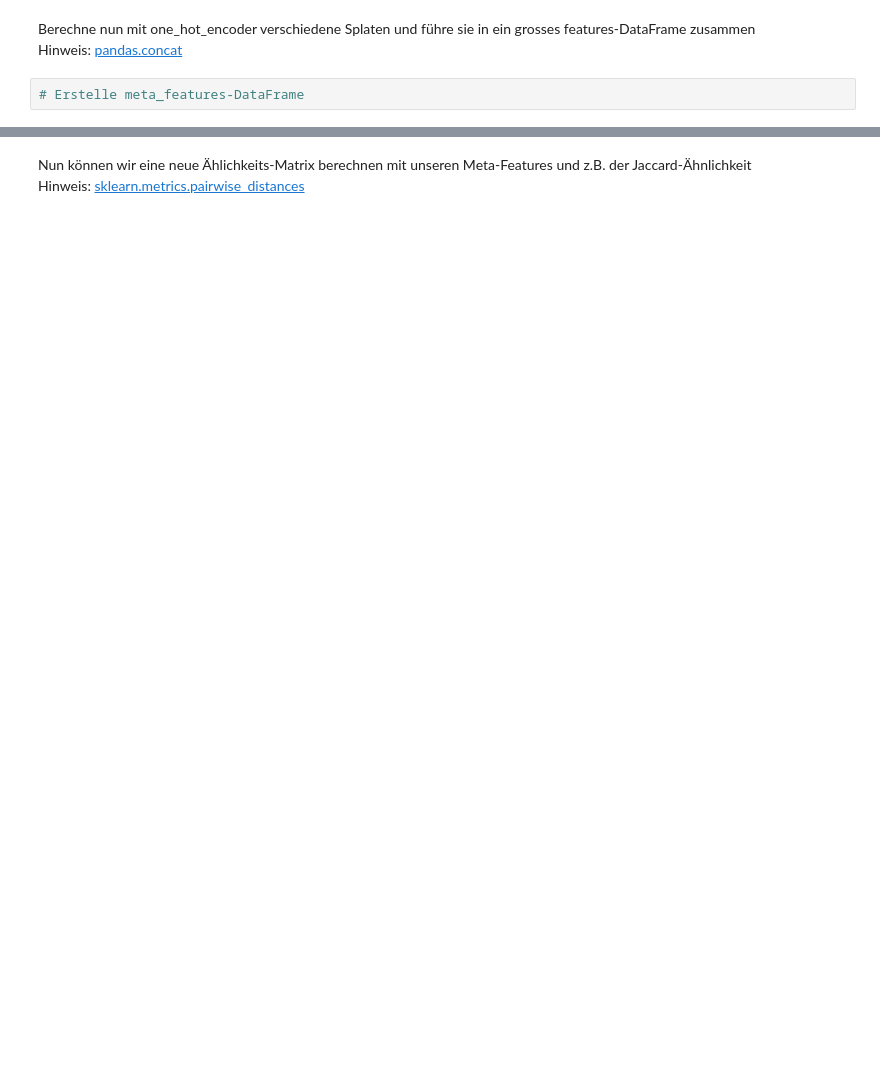
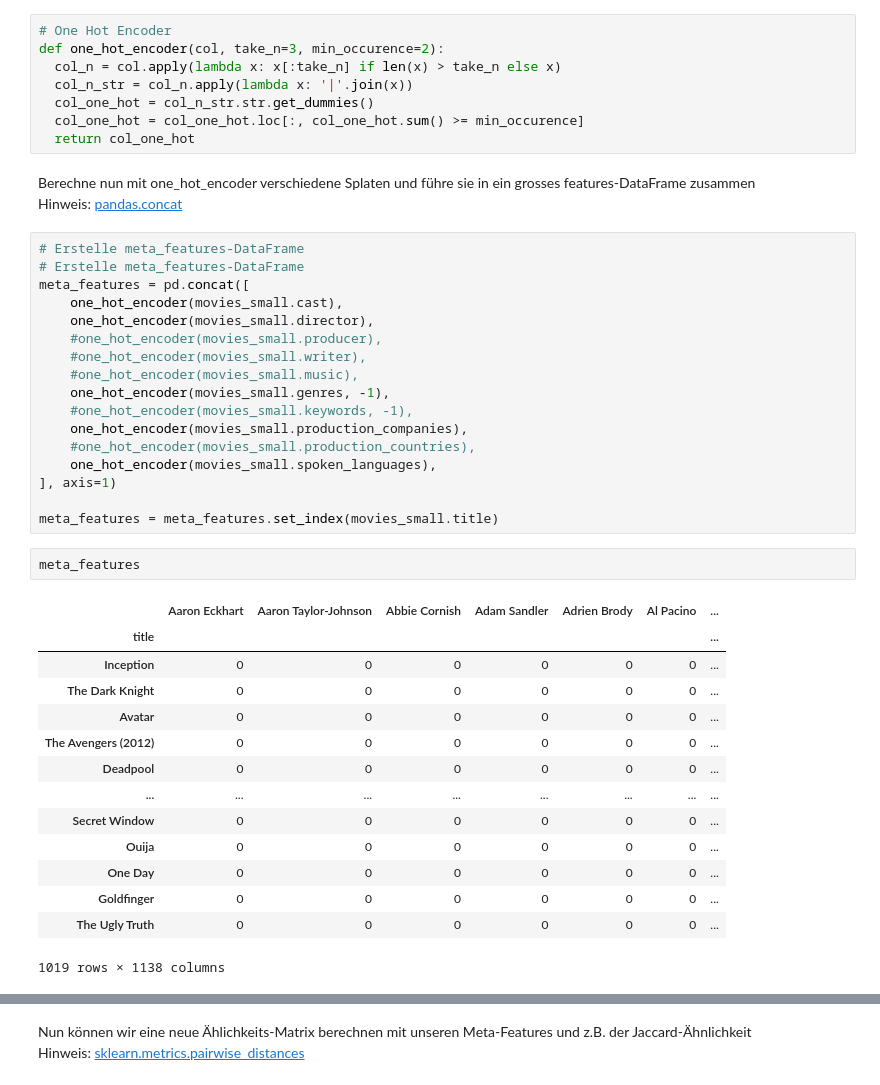
Before and after one commit to gasserandreas/Jupyter-lab-fhnw, a Jupyter notebook: 12_Recommender Systeme/uebung_2_1_content_based_recommender.ipynb, the cells around one changed output, grey strips where cells are left out. Drawn from its saved outputs; the diff is of its cells as text; blank space fills up the shorter version.

```diff
--- a/12_Recommender Systeme/uebung_2_1_content_based_recommender.ipynb
+++ b/12_Recommender Systeme/uebung_2_1_content_based_recommender.ipynb
@@ -91,8 +256,48 @@ def one_hot_encoder(col, take_n=3, min_occurence=2):
+# %%
+# One Hot Encoder
+def one_hot_encoder(col, take_n=3, min_occurence=2):
+  col_n = col.apply(lambda x: x[:take_n] if len(x) > take_n else x)
+  col_n_str = col_n.apply(lambda x: '|'.join(x))
+  col_one_hot = col_n_str.str.get_dummies()
+  col_one_hot = col_one_hot.loc[:, col_one_hot.sum() >= min_occurence]
+  return col_one_hot
 # %% [markdown]
 Berechne nun mit one_hot_encoder verschiedene Splaten und führe sie in ein grosses features-DataFrame zusammen\
 Hinweis: [pandas.concat](https://pandas.pydata.org/docs/reference/api/pandas.concat.html)
-# %%
-# Erstelle meta_features-DataFrame
+# %%
+# Erstelle meta_features-DataFrame
+# Erstelle meta_features-DataFrame
+meta_features = pd.concat([
+    one_hot_encoder(movies_small.cast),
+    one_hot_encoder(movies_small.director),
+    #one_hot_encoder(movies_small.producer),
+    #one_hot_encoder(movies_small.writer),
+    #one_hot_encoder(movies_small.music),
+    one_hot_encoder(movies_small.genres, -1),
+    #one_hot_encoder(movies_small.keywords, -1),
+    one_hot_encoder(movies_small.production_companies),
+    #one_hot_encoder(movies_small.production_countries),
+    one_hot_encoder(movies_small.spoken_languages),
+], axis=1)
+
+meta_features = meta_features.set_index(movies_small.title)
+# %%
+meta_features
+# %% [output]
+|  | Aaron Eckhart | Aaron Taylor-Johnson | Abbie Cornish | Adam Sandler | Adrien Brody | Al Pacino | ... |
+| title |  |  |  |  |  |  | ... |
+| Inception | 0 | 0 | 0 | 0 | 0 | 0 | ... |
+| The Dark Knight | 0 | 0 | 0 | 0 | 0 | 0 | ... |
+| Avatar | 0 | 0 | 0 | 0 | 0 | 0 | ... |
+| The Avengers (2012) | 0 | 0 | 0 | 0 | 0 | 0 | ... |
+| Deadpool | 0 | 0 | 0 | 0 | 0 | 0 | ... |
+| ... | ... | ... | ... | ... | ... | ... | ... |
+| Secret Window | 0 | 0 | 0 | 0 | 0 | 0 | ... |
+| Ouija | 0 | 0 | 0 | 0 | 0 | 0 | ... |
+| One Day | 0 | 0 | 0 | 0 | 0 | 0 | ... |
+| Goldfinger | 0 | 0 | 0 | 0 | 0 | 0 | ... |
+| The Ugly Truth | 0 | 0 | 0 | 0 | 0 | 0 | ... |
+1019 rows × 1138 columns
 # %%
 # Schaue die Features für einen Film an, welche auf 1 gesetzt sind
 meta_features.loc['The Dark Knight'].sort_values(ascending=False).head(30)
```
Also changed, not shown: parts of 18 cells of this notebook, 1 other file.
